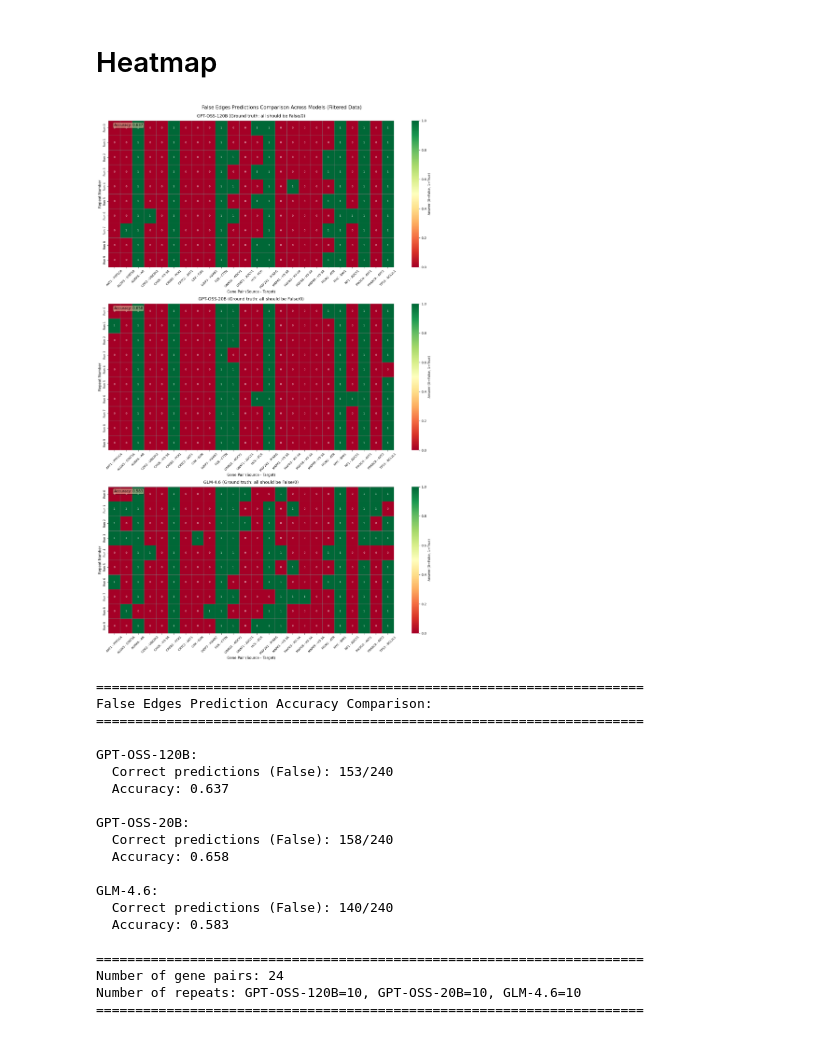
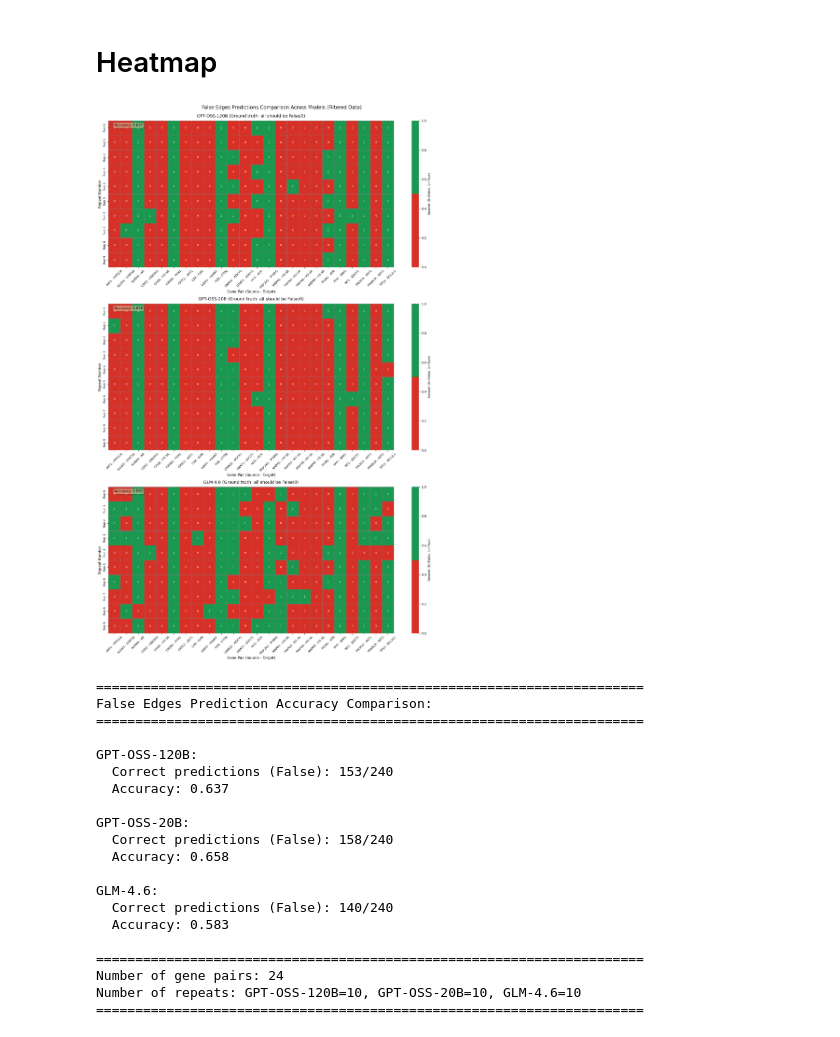
Before and after one commit to saezlab/ProClaim, a Jupyter notebook: grn_denoising/langgraph/evaluate.ipynb, the cells around one changed output. Saved outputs shown, nothing was run; the diff lists cells and outputs as text; code cells hidden in the pictures.

```diff
--- a/grn_denoising/langgraph/evaluate.ipynb
+++ b/grn_denoising/langgraph/evaluate.ipynb
@@ -1656,6 +1696,8 @@ print(f"\n{'='*60}")
 # %%
 gpt_oss_120b_false_edges = edges_all_filtered[edges_all_filtered['label'] == 'false']
 # %%
+from matplotlib.colors import ListedColormap
+
 # Create comparison heatmap for all three models (false edges only)
 # Extract false edges for each model
 gpt120b_false = edges_all_filtered[edges_all_filtered['label'] == 'false']
@@ -1700,7 +1742,7 @@ fig, axes = plt.subplots(3, 1, figsize=(16, 24))
 sns.heatmap(answer_matrix_gpt120b.T,
             xticklabels=gene_pair_labels_heatmap,
             yticklabels=[f"Run {i}" for i in range(answer_matrix_gpt120b.shape[1])],
-            cmap='RdYlGn',
+            cmap=ListedColormap(['#d73027', '#1a9850']),  # Red for 0/False, Green for 1/True,
             vmin=0, vmax=1,
             cbar_kws={'label': 'Answer (0=False, 1=True)'},
             linewidths=0.5,
@@ -1727,7 +1769,7 @@ axes[0].text(0.02, 0.98, f'Accuracy: {acc_gpt120b:.3f}',
 sns.heatmap(answer_matrix_gpt20b.T,
             xticklabels=gene_pair_labels_heatmap,
             yticklabels=[f"Run {i}" for i in range(answer_matrix_gpt20b.shape[1])],
-            cmap='RdYlGn',
+            cmap=ListedColormap(['#d73027', '#1a9850']),  # Red for 0/False, Green for 1/True,
             vmin=0, vmax=1,
             cbar_kws={'label': 'Answer (0=False, 1=True)'},
             linewidths=0.5,
@@ -1754,7 +1796,7 @@ axes[1].text(0.02, 0.98, f'Accuracy: {acc_gpt20b:.3f}',
 sns.heatmap(answer_matrix_glm.T,
             xticklabels=gene_pair_labels_heatmap,
             yticklabels=[f"Run {i}" for i in range(answer_matrix_glm.shape[1])],
-            cmap='RdYlGn',
+            cmap=ListedColormap(['#d73027', '#1a9850']),  # Red for 0/False, Green for 1/True,
             vmin=0, vmax=1,
             cbar_kws={'label': 'Answer (0=False, 1=True)'},
             linewidths=0.5,
@@ -1772,35 +1814,35 @@ axes[2].tick_params(axis='y', labelsize=9)
 # Calculate and display accuracy for GLM-4.6
 correct_glm = np.sum(answer_matrix_glm == 0)
 total_glm = answer_matrix_glm.size
 acc_glm = correct_glm / total_glm
 axes[2].text(0.02, 0.98, f'Accuracy: {acc_glm:.3f}',
              transform=axes[2].transAxes, fontsize=11, verticalalignment='top',
              bbox=dict(boxstyle='round', facecolor='wheat', alpha=0.5))
 
 plt.suptitle('False Edges Predictions Comparison Across Models (Filtered Data)', fontsize=15, y=0.995)
 plt.tight_layout()
-# plt.savefig('false_edges_heatmap_comparison_all_models.png', dpi=300, bbox_inches='tight')
+plt.savefig('false_edges_heatmap_comparison_all_models_251117.pdf', bbox_inches='tight')
 plt.show()
 
 # Print summary statistics
 print(f"\n{'='*70}")
 print(f"False Edges Prediction Accuracy Comparison:")
 print(f"{'='*70}")
 print(f"\nGPT-OSS-120B:")
 print(f"  Correct predictions (False): {correct_gpt120b}/{total_gpt120b}")
 print(f"  Accuracy: {acc_gpt120b:.3f}")
 print(f"\nGPT-OSS-20B:")
 print(f"  Correct predictions (False): {correct_gpt20b}/{total_gpt20b}")
 print(f"  Accuracy: {acc_gpt20b:.3f}")
 print(f"\nGLM-4.6:")
 print(f"  Correct predictions (False): {correct_glm}/{total_glm}")
 print(f"  Accuracy: {acc_glm:.3f}")
 print(f"\n{'='*70}")
 print(f"Number of gene pairs: {len(gene_pairs_heatmap)}")
 print(f"Number of repeats: GPT-OSS-120B={REPEAT}, GPT-OSS-20B={REPEAT_GPT20B}, GLM-4.6={REPEAT_GLM}")
 print(f"{'='*70}")
 # %% [output]
-[figure, old version]
+[figure, new version]
 ======================================================================
 False Edges Prediction Accuracy Comparison:
 ======================================================================
```
Also changed, not shown: parts of 7 cells of this notebook, 8 other files.
